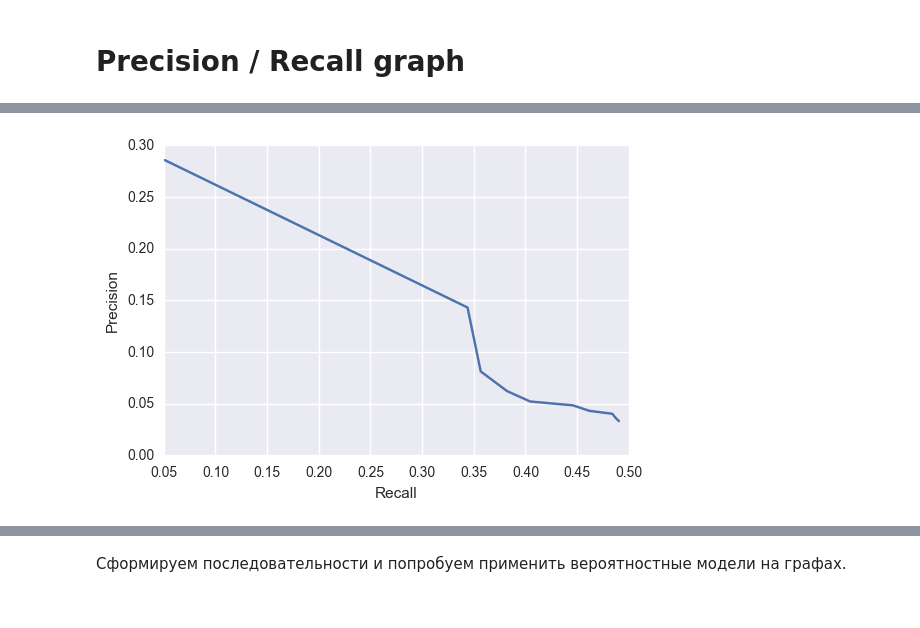
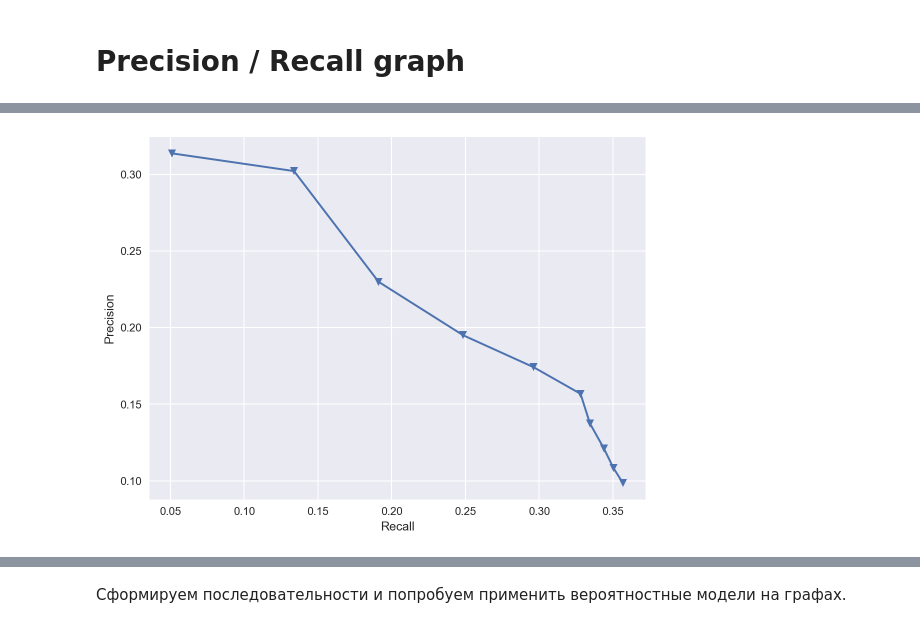
Before and after one commit to FilatovArtm/opera_project, a Jupyter notebook: Shower - Finder Algorithm 1.2.1 (Tree processing).ipynb, the cells around one changed output, grey strips where cells are left out. Drawn from its saved outputs; the diff is of its cells as text; code cells hidden in the pictures.

Commit message:
Graphs, final on sequences

```diff
--- a/Shower - Finder Algorithm 1.2.1 (Tree processing).ipynb
+++ b/Shower - Finder Algorithm 1.2.1 (Tree processing).ipynb
@@ -282,7 +282,7 @@ data_to_clear = data_to_clear[500000:600000]
 %%time
 precision = []
 recall = []
-for thres in np.linspace(0.7, 0.99, num=10):
+for thres in np.linspace(0.94, 0.99, num=10):
     test_data = prepare_for_testing(pmc, data_to_clear, i = 15)
     cleared_data = test_estimator(svm, test_data, thres=thres)
     point = precision_recall(cleared_data, sum(test_data[:, 5] == 1))
@@ -294,11 +294,15 @@ Wall time: 1min 18s
 # %%
 %matplotlib inline
-plt.plot(recall, precision)
+
+%config InlineBackend.figure_format = 'retina'
+
+plt.figure(figsize = (8,6), dpi = 80)
+plt.plot(recall, precision, '-v')
 plt.xlabel("Recall")
 plt.ylabel("Precision")
 plt.show();
 # %% [output]
-[figure, old version]
+[figure, new version]
 # %%
 %matplotlib osx
 # %%
```
Also changed, not shown: parts of 30 cells of this notebook.
